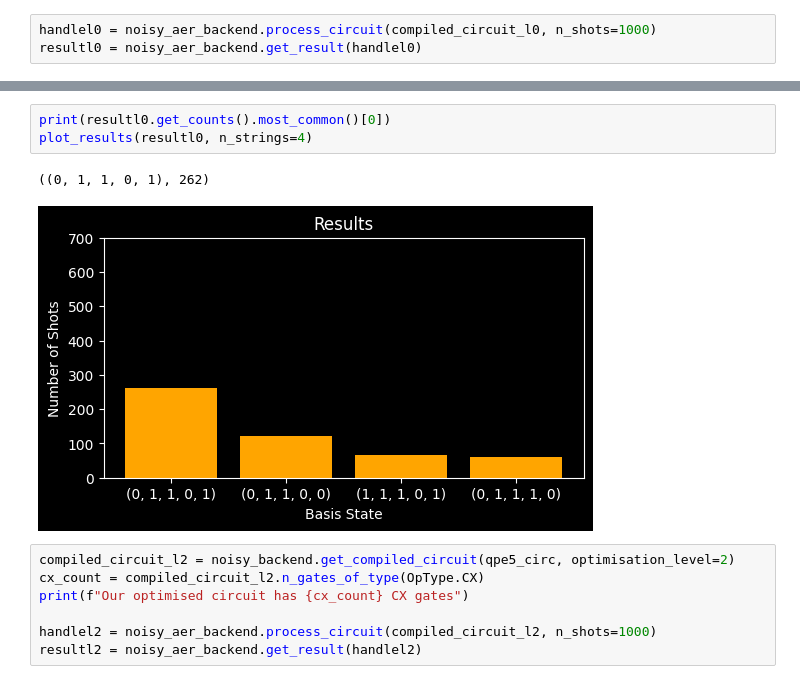
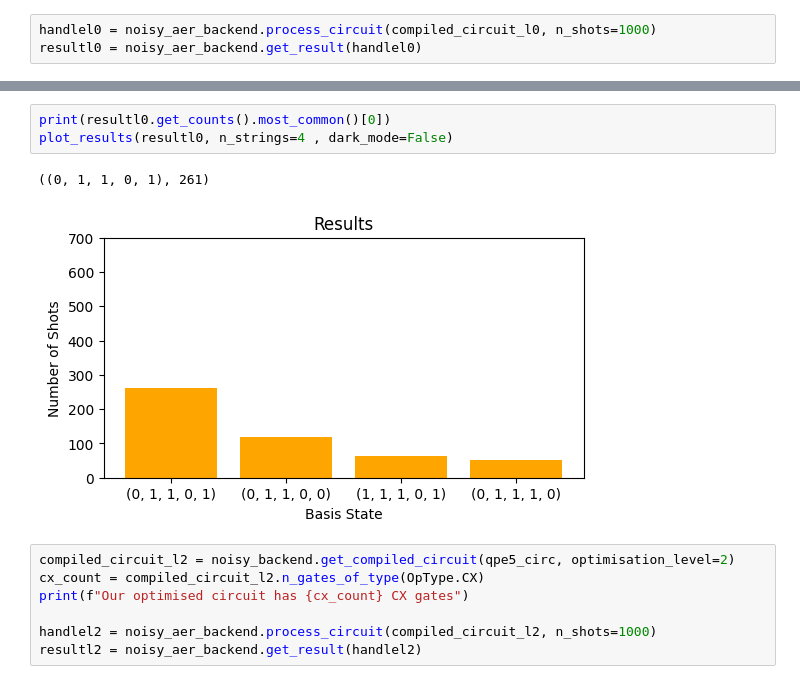
Before and after one commit to NathanCQC/tket-workshop, a Jupyter notebook: notebooks/tket_intro.ipynb, the cells around one changed output, grey strips where cells are left out. Cells and saved outputs as stored; diff of their text form.

```diff
--- a/notebooks/tket_intro.ipynb
+++ b/notebooks/tket_intro.ipynb
@@ -303,10 +303,10 @@ render_circuit_jupyter(compiled_qft)
 [interactive output not drawn]
 # %%
 print(resultl0.get_counts().most_common()[0])
-plot_results(resultl0, n_strings=4)
+plot_results(resultl0, n_strings=4 , dark_mode=False)
 # %% [output]
-((0, 1, 1, 0, 1), 262)
+((0, 1, 1, 0, 1), 261)
-[figure, old version]
+[figure, new version]
 # %%
 compiled_circuit_l2 = noisy_backend.get_compiled_circuit(qpe5_circ, optimisation_level=2)
 cx_count = compiled_circuit_l2.n_gates_of_type(OpType.CX)
```
Also changed, not shown: parts of 6 cells of this notebook, 3 other files.
